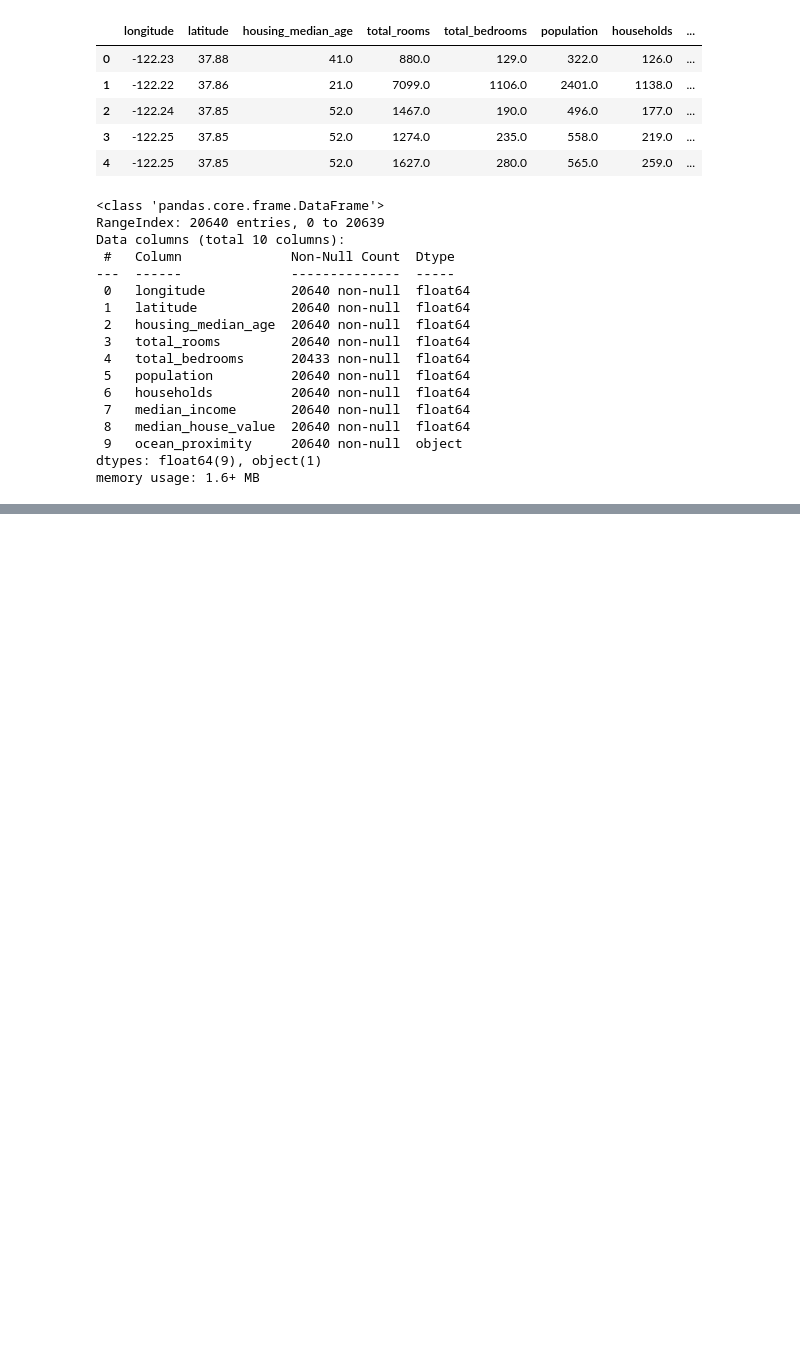
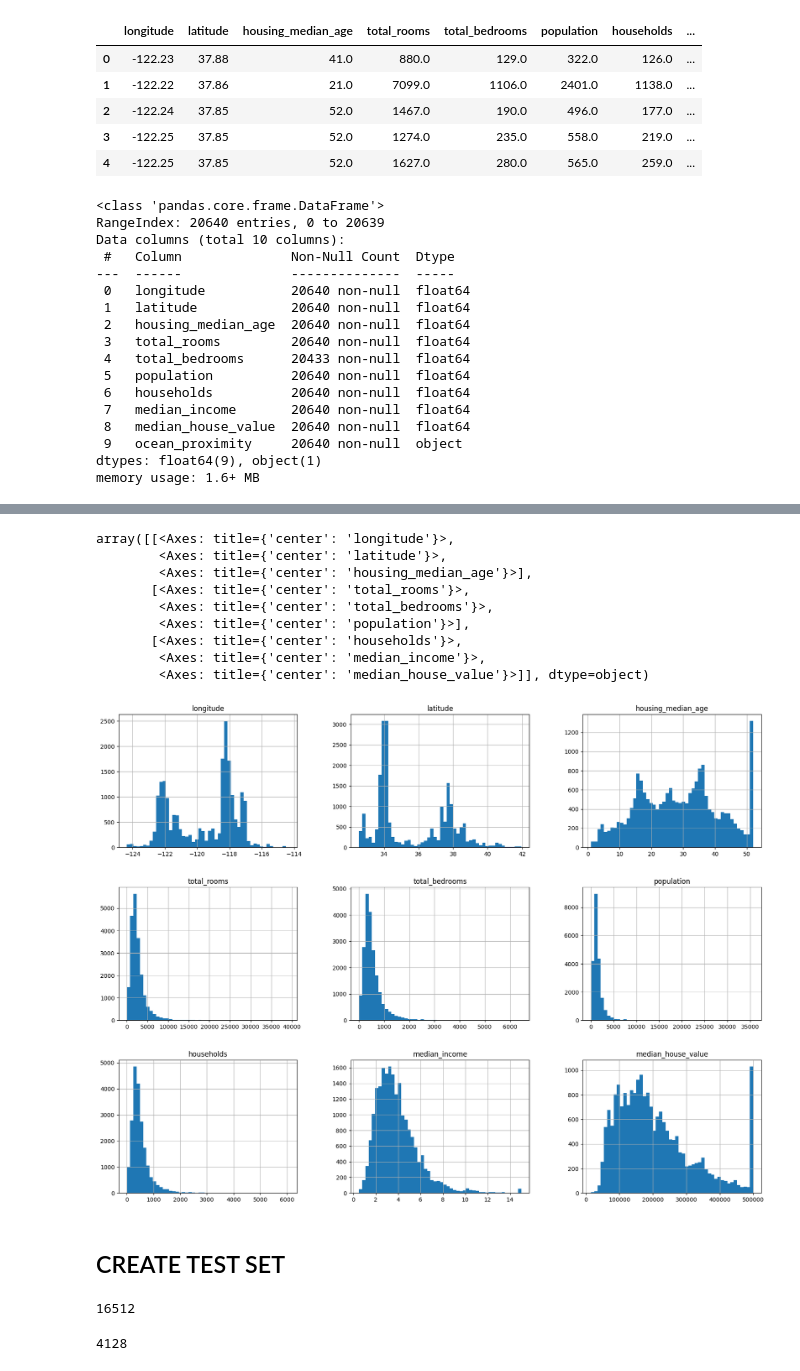
Before and after one commit to DuvanLizarazo/Deep-Learning-Notes, a Jupyter notebook: 1. Machine Learning/2. Project workflow/housing.ipynb, the cells around one changed output, grey strips where cells are left out. Drawn from its saved outputs; the diff is of its cells as text; code cells hidden in the pictures; blank space fills up the shorter version.

Commit message:
Update housing script

```diff
--- a/1. Machine Learning/2. Project workflow/housing.ipynb
+++ b/1. Machine Learning/2. Project workflow/housing.ipynb
@@ -3,3 +17,21 @@ from ipynb.fs.full.download_data import load_housing_data
+# %%
+DOWNLOAD_ROOT = "https://raw.githubusercontent.com/ageron/handson-ml2/master/"
+HOUSING_PATH = "/resources/datasets/housing"
+HOUSING_URL = DOWNLOAD_ROOT + "datasets/housing/housing.tgz"
+# %%
+def fetch_housing_data(housing_url=HOUSING_URL, housing_path=HOUSING_PATH):
+    if not os.path.isdir(housing_path):
+        os.makedirs(housing_path)
+        tgz_path = os.path.join(housing_path, "housing.tgz")
+        urllib.request.urlretrieve(housing_url, tgz_path)
+        housing_tgz = tarfile.open(tgz_path)
+        housing_tgz.extractall(path=housing_path)
+        housing_tgz.close()
+# %%
+def load_housing_data(housing_path=HOUSING_PATH):
+    fetch_housing_data()
+    csv_path = os.path.join(housing_path, "housing.csv")
+    return pd.read_csv(csv_path)
 # %%
 housing = load_housing_data()
 housing.head()
@@ -32,0 +87,15 @@ memory usage: 1.6+ MB
+# %%
+housing.hist(bins=50,figsize=(20,15))
+# %% [output]
+array([[<Axes: title={'center': 'longitude'}>,
+        <Axes: title={'center': 'latitude'}>,
+        <Axes: title={'center': 'housing_median_age'}>],
+       [<Axes: title={'center': 'total_rooms'}>,
+        <Axes: title={'center': 'total_bedrooms'}>,
+        <Axes: title={'center': 'population'}>],
+       [<Axes: title={'center': 'households'}>,
+        <Axes: title={'center': 'median_income'}>,
+        <Axes: title={'center': 'median_house_value'}>]], dtype=object)
+[figure, added]
+# %% [markdown]
+## CREATE TEST SET ##
@@ -32,0 +111,8 @@ memory usage: 1.6+ MB
+# %%
+len(train_set)
+# %% [output]
+16512
+# %%
+len(test_set)
+# %% [output]
+4128
```
Also changed, not shown: parts of 35 cells of this notebook.
